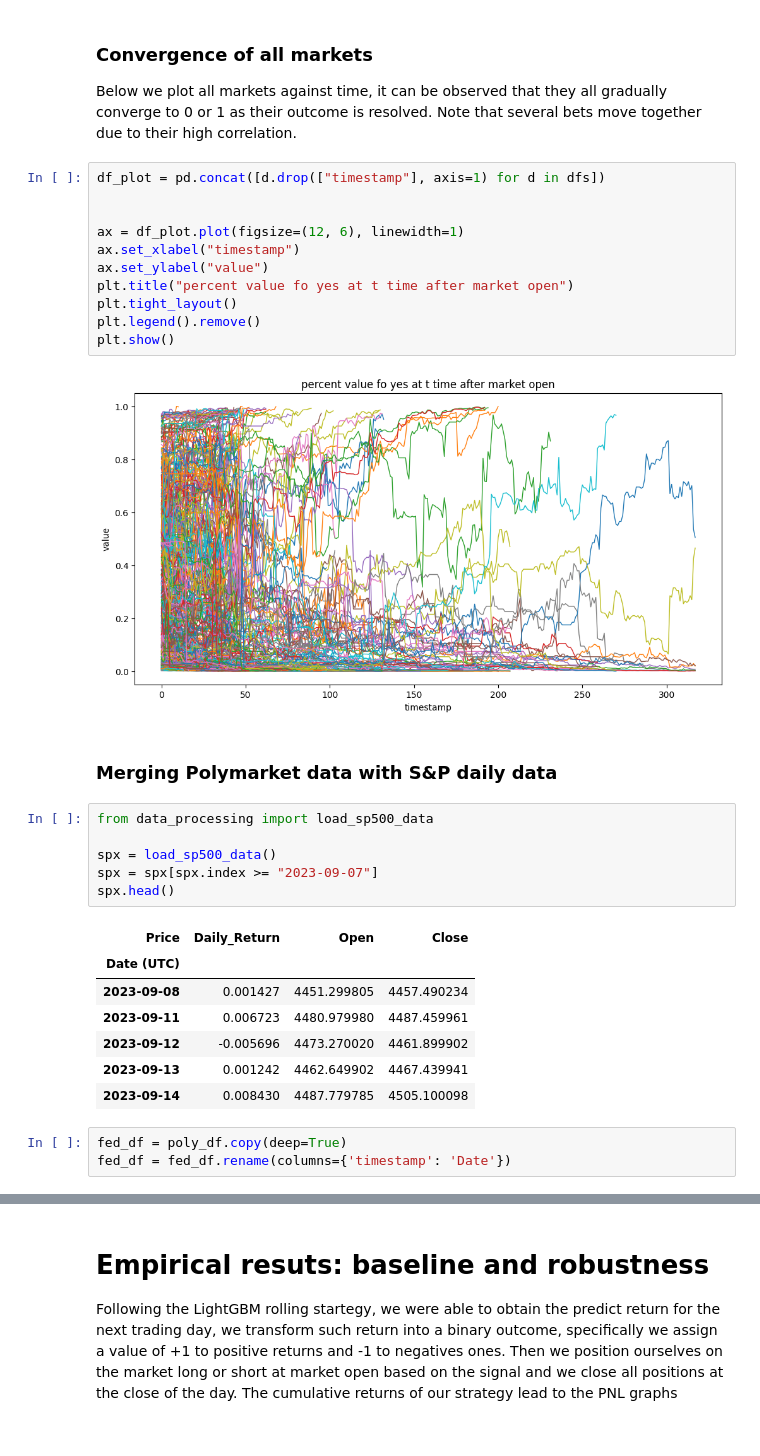
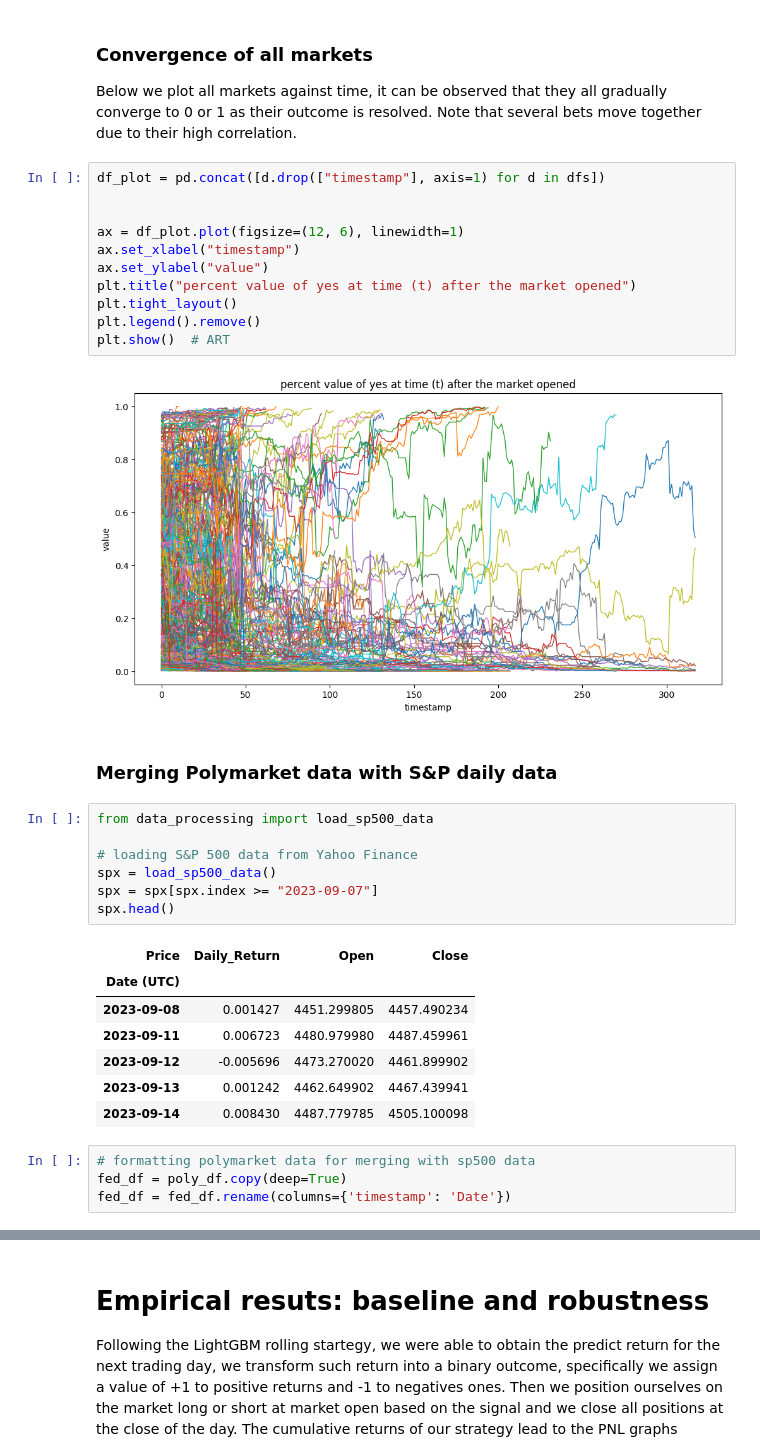
Before and after one commit to MichaelCarloH/ML-PortfolioManagement, a Jupyter notebook: submission_code/report.ipynb, the cells around one changed output, grey strips where cells are left out. Saved outputs shown, nothing was run; the diff lists cells and outputs as text.

```diff
--- a/submission_code/report.ipynb
+++ b/submission_code/report.ipynb
@@ -635,21 +642,22 @@ Below we plot all markets against time, it can be observed that they all gradual
 # %%
 df_plot = pd.concat([d.drop(["timestamp"], axis=1) for d in dfs])
 
 
 ax = df_plot.plot(figsize=(12, 6), linewidth=1)
 ax.set_xlabel("timestamp")
 ax.set_ylabel("value")
-plt.title("percent value fo yes at t time after market open")
+plt.title("percent value of yes at time (t) after the market opened")
 plt.tight_layout()
 plt.legend().remove()
-plt.show()
+plt.show()  # ART
 # %% [output]
-[figure, old version]
+[figure, new version]
 # %% [markdown]
 ### Merging Polymarket data with S&P daily data
 # %%
 from data_processing import load_sp500_data
 
+# loading S&P 500 data from Yahoo Finance
 spx = load_sp500_data()
 spx = spx[spx.index >= "2023-09-07"]
 spx.head()
@@ -662,6 +670,7 @@ spx.head()
 | 2023-09-13 | 0.001242 | 4462.649902 | 4467.439941 |
 | 2023-09-14 | 0.008430 | 4487.779785 | 4505.100098 |
 # %%
+# formatting polymarket data for merging with sp500 data
 fed_df = poly_df.copy(deep=True)
 fed_df = fed_df.rename(columns={'timestamp': 'Date'})
 # %%
```
Also changed, not shown: parts of 25 cells of this notebook.
